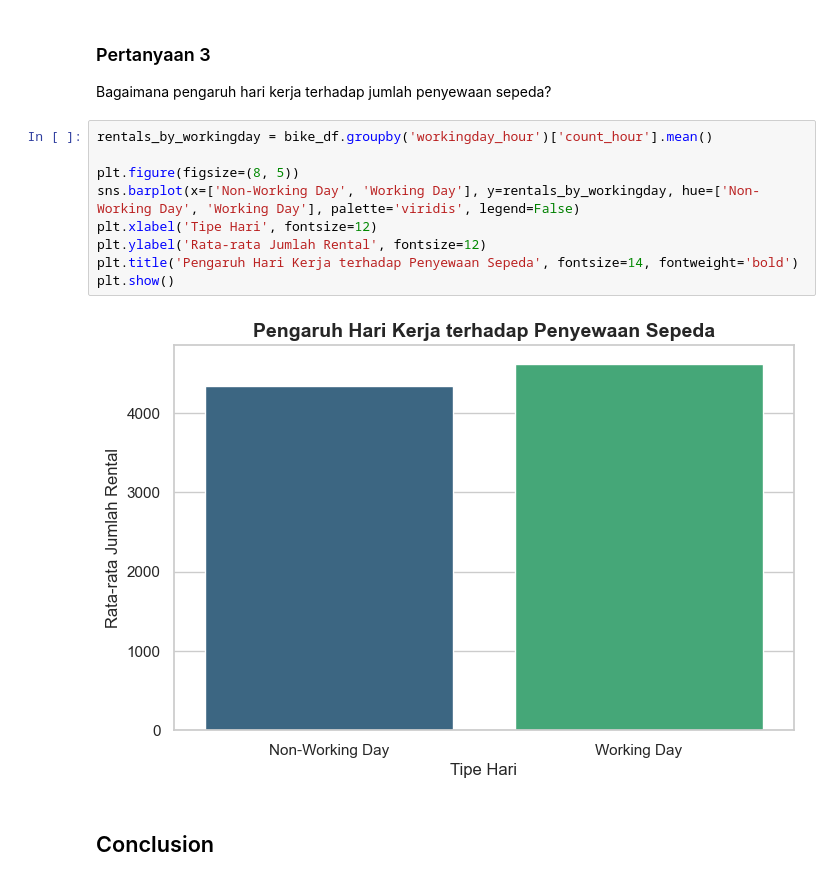
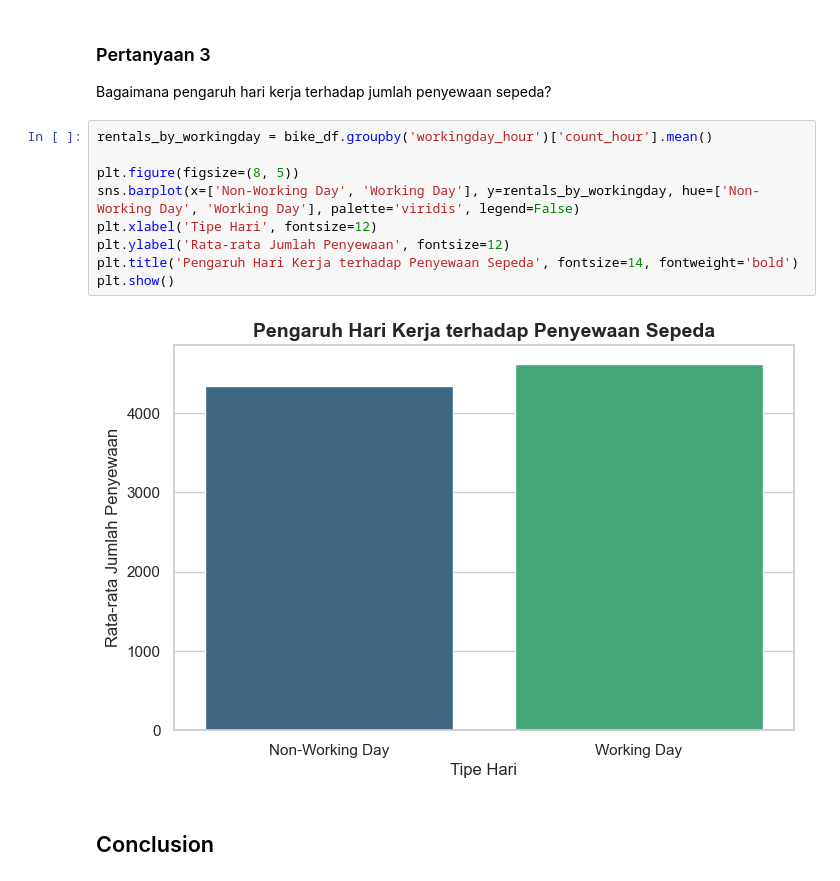
Before and after one commit to dzuura/Bike-Sharing_Data-Analysis, a Jupyter notebook: Notebook.ipynb, the cells around one changed output. Saved outputs shown, nothing was run; the diff lists cells and outputs as text.

```diff
--- a/Notebook.ipynb
+++ b/Notebook.ipynb
@@ -272,14 +276,14 @@ Bagaimana pengaruh hari kerja terhadap jumlah penyewaan sepeda?
 # %%
 rentals_by_workingday = bike_df.groupby('workingday_hour')['count_hour'].mean()
 
 plt.figure(figsize=(8, 5))
 sns.barplot(x=['Non-Working Day', 'Working Day'], y=rentals_by_workingday, hue=['Non-Working Day', 'Working Day'], palette='viridis', legend=False)
 plt.xlabel('Tipe Hari', fontsize=12)
-plt.ylabel('Rata-rata Jumlah Rental', fontsize=12)
+plt.ylabel('Rata-rata Jumlah Penyewaan', fontsize=12)
 plt.title('Pengaruh Hari Kerja terhadap Penyewaan Sepeda', fontsize=14, fontweight='bold')
 plt.show()
 # %% [output]
-[figure, old version]
+[figure, new version]
 # %% [markdown]
 ## Conclusion
 # %% [markdown]
```
Also changed, not shown: parts of 7 cells of this notebook, 1 other file.
